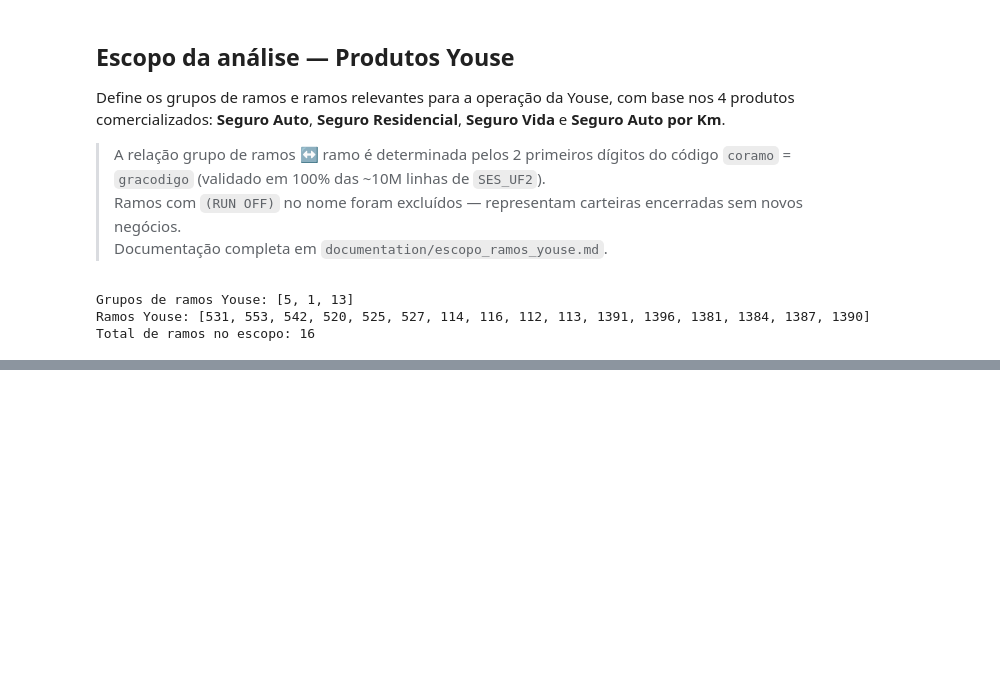
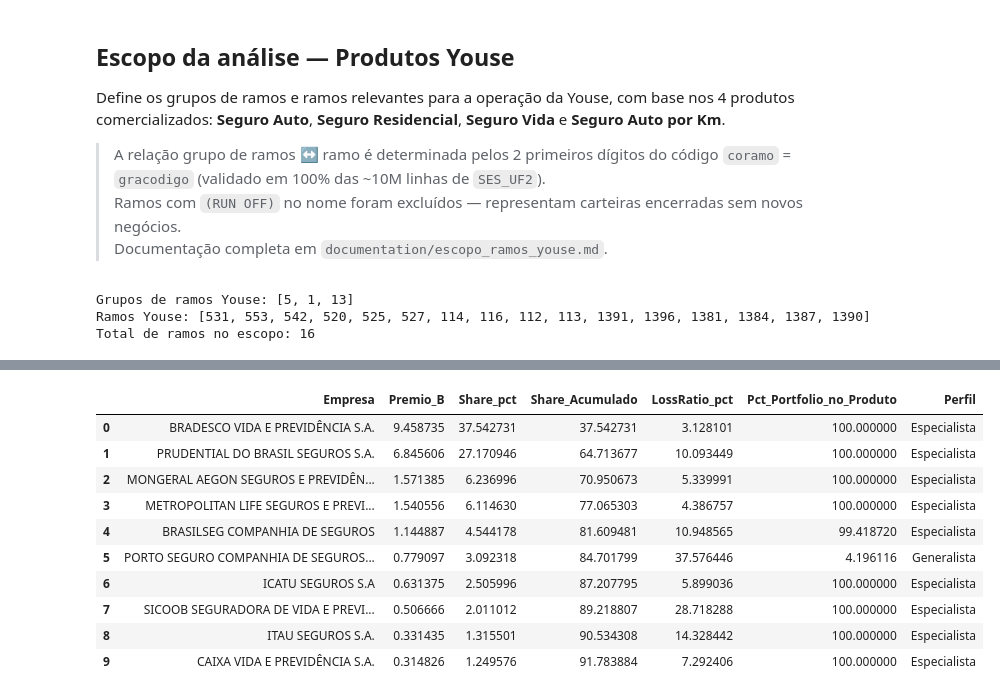
Before and after one commit to gbocalon-amp/youse-estrategia-de-clientes, a Jupyter notebook: analise_mkt_sizing/analises/analise.ipynb, the cells around one changed output, grey strips where cells are left out. Drawn from its saved outputs; the diff is of its cells as text; code cells hidden in the pictures; blank space fills up the shorter version.

```diff
--- a/analise_mkt_sizing/analises/analise.ipynb
+++ b/analise_mkt_sizing/analises/analise.ipynb
@@ -664,0 +1939,68 @@ Total de ramos no escopo: 16
+# %%
+a16_cia = (
+    dfp_rolling
+    .groupby('coenti', as_index=False)
+    .agg(premio_dir=('premio_dir','sum'), sin_dir=('sin_dir','sum'))
+)
+a16_cia = a16_cia.merge(ses_cias[['Coenti','Noenti']], left_on='coenti', right_on='Coenti', how='left')
+a16_cia['noenti']         = a16_cia['Noenti'].fillna('Empresa ' + a16_cia['coenti'].astype(str))
+a16_cia['loss_ratio_pct'] = a16_cia['sin_dir'] / a16_cia['premio_dir'] * 100
+a16_cia['premio_B']       = a16_cia['premio_dir'] / 1e9
+a16_cia = a16_cia.sort_values('premio_dir', ascending=False).reset_index(drop=True)
+
+tot_mercado_produto = a16_cia['premio_dir'].sum()
+n_empresas_produto  = len(a16_cia)
+
+# Merge com o consolidado (3 produtos, Análise 4) para classificar especialista vs. generalista
+a16_export = a16_cia[['coenti','noenti','premio_dir','premio_B','loss_ratio_pct']].head(10).copy()
+a16_export = a16_export.merge(
+    a4_cia[['coenti','premio_dir']].rename(columns={'premio_dir':'premio_total_3produtos'}),
+    on='coenti', how='left'
+)
+a16_export['premio_total_3produtos'] = a16_export['premio_total_3produtos'].fillna(a16_export['premio_dir'])
+a16_export['pct_portfolio']  = a16_export['premio_dir'] / a16_export['premio_total_3produtos'] * 100
+a16_export['perfil']         = np.where(a16_export['pct_portfolio'] >= 70, 'Especialista', 'Generalista')
+a16_export['share_pct']      = a16_export['premio_B'] / (tot_mercado_produto / 1e9) * 100
+a16_export['share_acum']     = a16_export['share_pct'].cumsum()
+top10_share_produto = a16_export['share_pct'].sum()
+
+print(f"{produto_sel} — Ranking de Competidores (mai/2025–abr/2026)")
+print(f"Mercado do produto: R$ {tot_mercado_produto/1e9:.2f}B | {n_empresas_produto} empresas ativas")
+print(f"\n{'#':<3}{'Empresa':<40}{'Prêmio':>9}{'Share':>7}{'Acum.':>7}{'LR':>7}  Perfil (% portfólio)")
+print("-" * 95)
+for i, (_, r) in enumerate(a16_export.iterrows(), 1):
+    nome = r['noenti'][:39]
+    print(f"{i:<3}{nome:<40}{r['premio_B']:>7.2f}B{r['share_pct']:>6.1f}%{r['share_acum']:>6.1f}%"
+          f"{r['loss_ratio_pct']:>6.1f}%  {r['perfil']} ({r['pct_portfolio']:.0f}%)")
+
+print(f"\n  >> Top 10 concentra {top10_share_produto:.1f}% do mercado de {produto_sel}")
+
+display(
+    a16_export[['noenti','premio_B','share_pct','share_acum','loss_ratio_pct','pct_portfolio','perfil']]
+    .rename(columns={
+        'noenti':'Empresa','premio_B':'Premio_B','share_pct':'Share_pct',
+        'share_acum':'Share_Acumulado','loss_ratio_pct':'LossRatio_pct',
+        'pct_portfolio':'Pct_Portfolio_no_Produto','perfil':'Perfil'
+    })
+    .reset_index(drop=True)
+)
+
+# Posição isolada da Youse no produto
+youse_prem_p = dfp_rolling[dfp_rolling['coenti'] == YOUSE_COENTI]['premio_dir'].sum()
+youse_sin_p  = dfp_rolling[dfp_rolling['coenti'] == YOUSE_COENTI]['sin_dir'].sum()
+youse_B_p    = youse_prem_p / 1e9
+youse_shr_p  = youse_B_p / (tot_mercado_produto / 1e9) * 100
+youse_rank_idx_p = a16_cia[a16_cia['coenti'] == YOUSE_COENTI].index
+youse_rank_p = int(youse_rank_idx_p[0]) + 1 if len(youse_rank_idx_p) > 0 else None
+
+print(f"\n{'='*60}")
+print(f"Posição da Youse em {produto_sel} (mai/2025–abr/2026)")
+print(f"{'='*60}")
+if youse_prem_p > 0:
+    youse_lr_p = youse_sin_p / youse_prem_p * 100
+    rank_str = f"#{youse_rank_p}" if youse_rank_p else "n/d"
+    print(f"Prêmio: R$ {youse_B_p:.3f}B | Share: {youse_shr_p:.2f}% | LR: {youse_lr_p:.1f}% | Rank: {rank_str} de {n_empresas_produto}")
+else:
+    print(f"Youse (coenti {YOUSE_COENTI}) não registra prêmio direto individualizado em {produto_sel} nesta base.")
+    print("Consistente com a Análise 4: as operações da Youse são reportadas dentro do grupo Caixa Seguridade na SUSEP.")
+# %% [output]
@@ -664,0 +2024,11 @@ Total de ramos no escopo: 16
+|  | Empresa | Premio_B | Share_pct | Share_Acumulado | LossRatio_pct | Pct_Portfolio_no_Produto | Perfil |
+| 0 | BRADESCO VIDA E PREVIDÊNCIA S.A. | 9.458735 | 37.542731 | 37.542731 | 3.128101 | 100.000000 | Especialista |
+| 1 | PRUDENTIAL DO BRASIL SEGUROS S.A. | 6.845606 | 27.170946 | 64.713677 | 10.093449 | 100.000000 | Especialista |
+| 2 | MONGERAL AEGON SEGUROS E PREVIDÊN... | 1.571385 | 6.236996 | 70.950673 | 5.339991 | 100.000000 | Especialista |
+| 3 | METROPOLITAN LIFE SEGUROS E PREVI... | 1.540556 | 6.114630 | 77.065303 | 4.386757 | 100.000000 | Especialista |
+| 4 | BRASILSEG COMPANHIA DE SEGUROS | 1.144887 | 4.544178 | 81.609481 | 10.948565 | 99.418720 | Especialista |
+| 5 | PORTO SEGURO COMPANHIA DE SEGUROS... | 0.779097 | 3.092318 | 84.701799 | 37.576446 | 4.196116 | Generalista |
+| 6 | ICATU SEGUROS S.A | 0.631375 | 2.505996 | 87.207795 | 5.899036 | 100.000000 | Especialista |
+| 7 | SICOOB SEGURADORA DE VIDA E PREVI... | 0.506666 | 2.011012 | 89.218807 | 28.718288 | 100.000000 | Especialista |
+| 8 | ITAU SEGUROS S.A. | 0.331435 | 1.315501 | 90.534308 | 14.328442 | 100.000000 | Especialista |
+| 9 | CAIXA VIDA E PREVIDÊNCIA S.A. | 0.314826 | 1.249576 | 91.783884 | 7.292406 | 100.000000 | Especialista |
```
Also changed, not shown: parts of 45 cells of this notebook.
